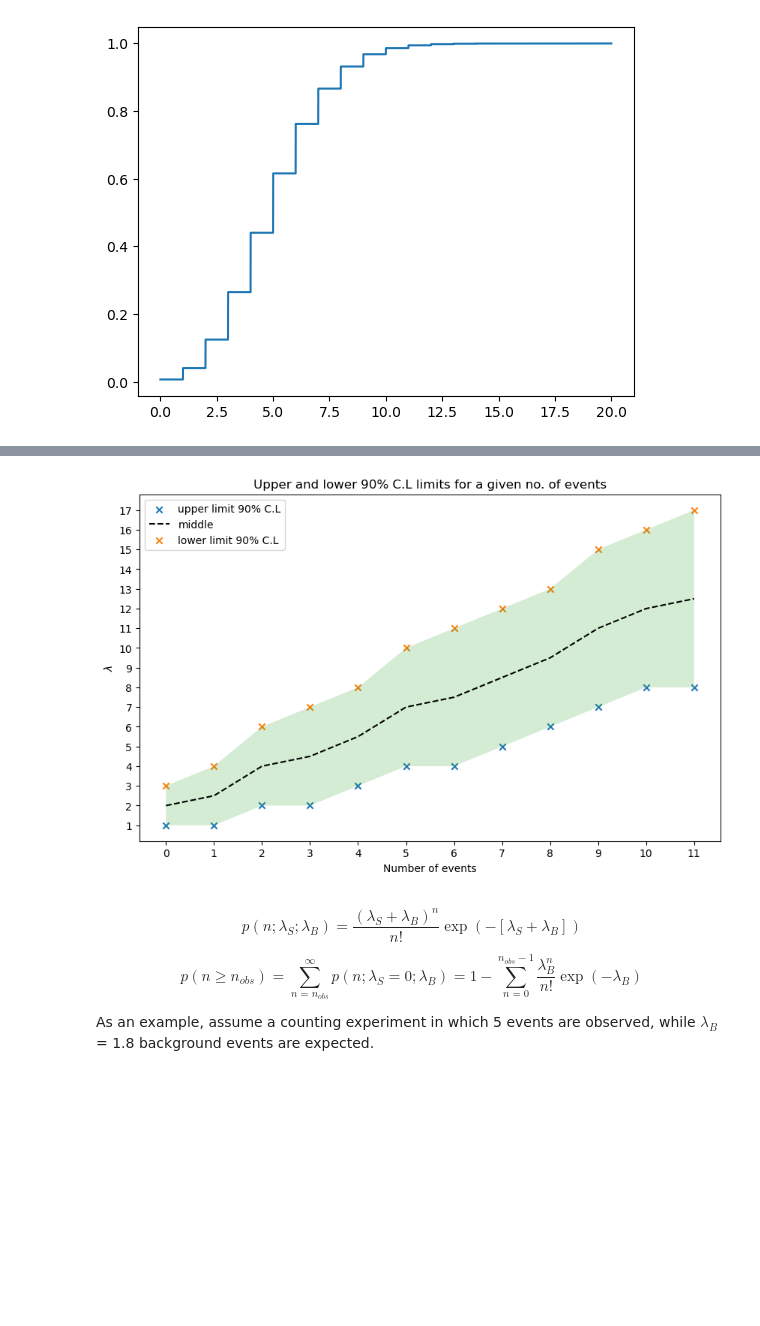
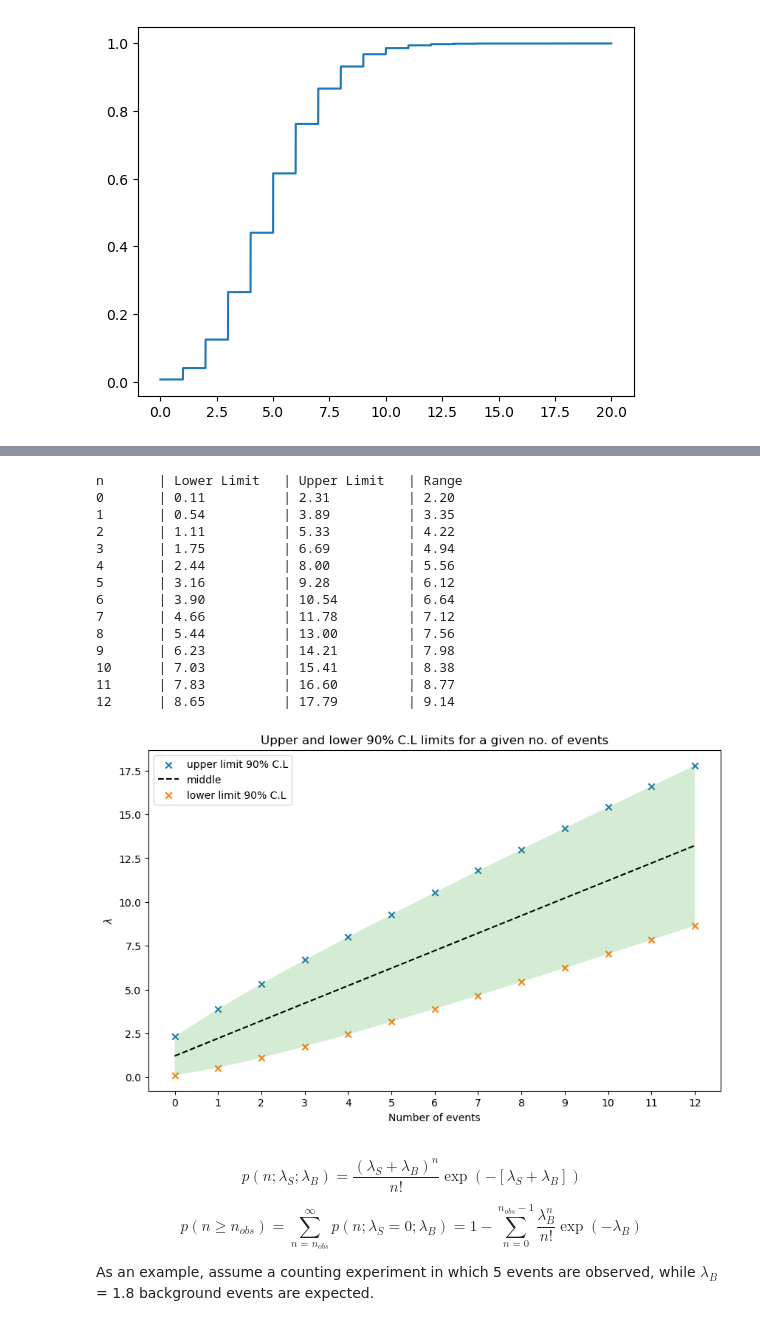
Before and after one commit to aotownsend/StatMethods2022, a Jupyter notebook: submissions/week10/annanay_week10.ipynb, the cells around one changed output, grey strips where cells are left out. Saved outputs shown, nothing was run; the diff lists cells and outputs as text; code cells hidden in the pictures; blank space fills up the shorter version.

```diff
--- a/submissions/week10/annanay_week10.ipynb
+++ b/submissions/week10/annanay_week10.ipynb
@@ -28,12 +28,14 @@ lower limit: 2000, upper limit: 8000
 [figure]
 # %%
 x = np.arange(0, 20, 1)
-mu_array = np.arange(0, 12, 1)
+mu_array = np.arange(0, 13, 1)
 
 
 
 uls = []
 lls = []
+
+print("Lambda\t| Upper Limit\t| Lower Limit\t| Range")
 
 for mu in mu_array:
     cum_prob = stats.poisson.cdf(x, mu)
@@ -41,6 +43,7 @@ for mu in mu_array:
     lower_limit = x[np.argmin(cum_prob<0.1)]
     uls.append(upper_limit)
     lls.append(lower_limit)
+    print(f"{mu}\t| {upper_limit}\t\t| {lower_limit}\t\t| {upper_limit-lower_limit}")
 
 figure = plt.figure(figsize=(10, 6))
 
@@ -64,38 +81,54 @@ plt.show()
 # %%
-x = np.arange(0, 12, 1)
-mu_array = np.arange(0, 18, 1)
+x = np.arange(0, 13, 1)
+mu_array = np.arange(0, 19, 0.01)
 
 
 
 uls = []
 lls = []
 
+print("n \t| Lower Limit\t| Upper Limit\t| Range")
 for x_ in x:
     cum_prob = stats.poisson.cdf(x_, mu_array)
 
-    upper_limit = mu_array[np.argmax(cum_prob<0.9)]
-    lower_limit = mu_array[np.argmax(cum_prob<0.1)]
+    lower_limit = mu_array[np.argmax(cum_prob<0.9)]
+    upper_limit = mu_array[np.argmax(cum_prob<0.1)]
     uls.append(upper_limit)
     lls.append(lower_limit)
+    print(f"{x_}\t| {lower_limit:2.2f}\t\t| {upper_limit:2.2f}\t\t| {upper_limit-lower_limit:2.2f}")
 
 figure = plt.figure(figsize=(10, 6))
 
 plt.scatter(x, uls, label="upper limit 90% C.L", marker="x")
 plt.plot(x, np.sum([lls,uls],axis=0)/2, label="middle", ls="--", color="black")
 plt.scatter(x, lls, label="lower limit 90% C.L", marker="x")
 
 plt.xticks(x)
-plt.yticks(mu_array)
+#plt.yticks(mu_array)
 
 
 plt.fill_between(x, uls, lls, alpha=0.2)
 plt.legend()
 plt.title("Upper and lower 90% C.L limits for a given no. of events")
 plt.xlabel("Number of events")
 plt.ylabel("$\lambda$")
 plt.show()
 # %% [output]
+n       | Lower Limit   | Upper Limit   | Range
+0       | 0.11          | 2.31          | 2.20
+1       | 0.54          | 3.89          | 3.35
+2       | 1.11          | 5.33          | 4.22
+3       | 1.75          | 6.69          | 4.94
+4       | 2.44          | 8.00          | 5.56
+5       | 3.16          | 9.28          | 6.12
+6       | 3.90          | 10.54         | 6.64
+7       | 4.66          | 11.78         | 7.12
+8       | 5.44          | 13.00         | 7.56
+9       | 6.23          | 14.21         | 7.98
+10      | 7.03          | 15.41         | 8.38
+11      | 7.83          | 16.60         | 8.77
+12      | 8.65          | 17.79         | 9.14
-[figure, old version]
+[figure, new version]
 # %% [markdown]
 $$p(n;\lambda_{S};\lambda_{B})={\frac{\left(\lambda_{S}+\lambda_{B}\right)^{n}}{n!}}\exp\left(-\left[\lambda_{S}+\lambda_{B}\right]\right)$$
 
```
Also changed, not shown: parts of 1 cell of this notebook.
